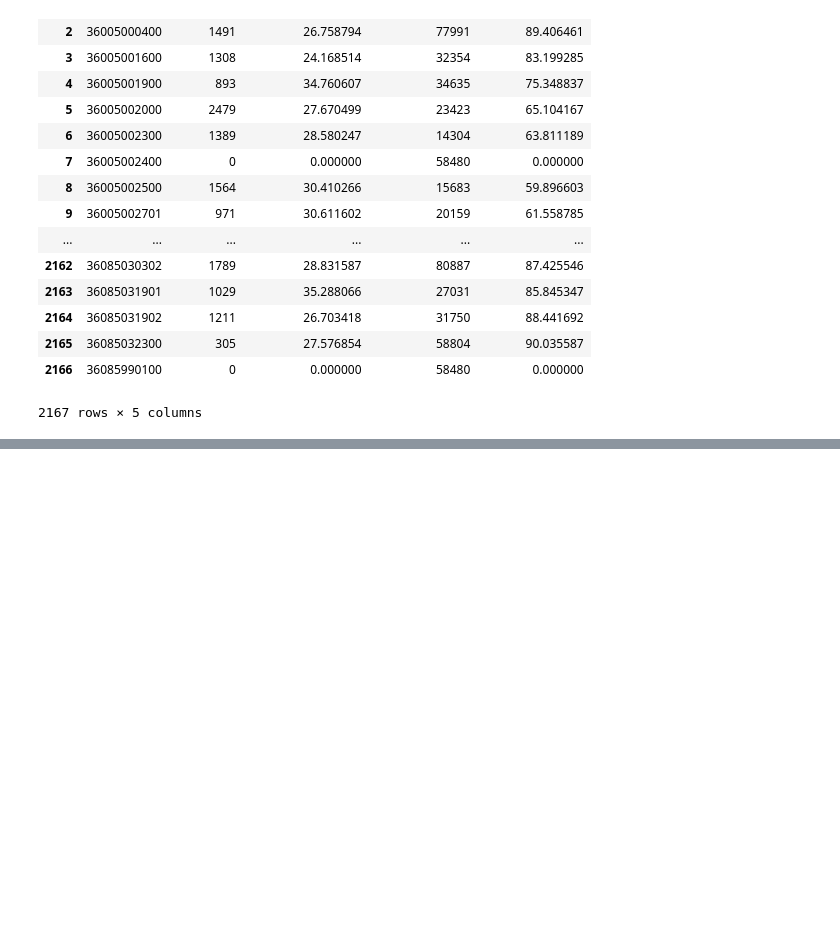
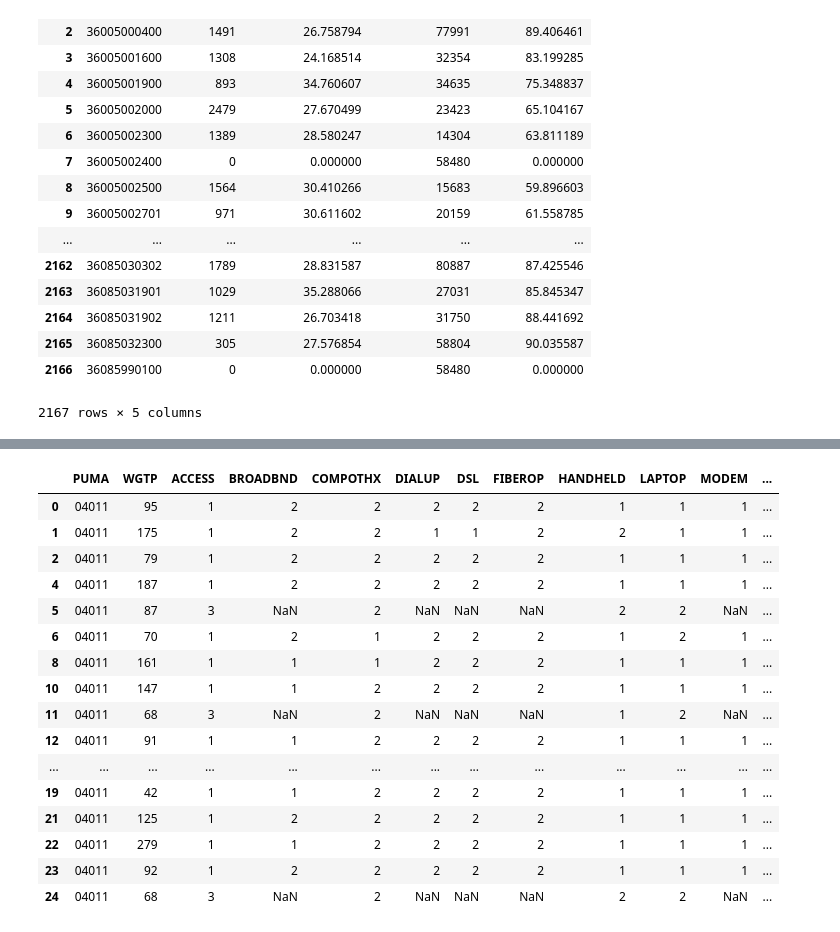
Before and after one commit to Sachinve/USI_SIP, a Jupyter notebook: Code/ACS_Demographics_data.ipynb, the cells around one changed output, grey strips where cells are left out. Drawn from its saved outputs; the diff is of its cells as text; code cells hidden in the pictures; blank space fills up the shorter version.

Commit message:
Merging ipython notebook from Alan containing PUMS data

```diff
--- a/Code/ACS_Demographics_data.ipynb
+++ b/Code/ACS_Demographics_data.ipynb
@@ -384,0 +387,12 @@ df_combined2
+# %%
+#reading in puma13 files
+pums13 = pd.read_csv("../Data/ss13hny.csv", usecols = ['PUMA','WGTP', 'ACCESS', 'BROADBND', \
+        'COMPOTHX', 'DIALUP', 'DSL', 'FIBEROP','MODEM', 'SATELLITE','OTHSVCEX','HANDHELD','LAPTOP'], dtype = {'PUMA':str})
+#print "PUMA 2013:\n", pums13.head(), len(pums13)
+#print ""
+#Reading in puma_nyc file and merging it
+puma_nyc = pd.read_csv("../Data/PUMA_NYC/Use_this/PUMA_NYC.txt", usecols = ['PUMACE10'], dtype={'PUMACE10':str})
+p13 = pd.merge(pums13,puma_nyc, how='inner', left_on='PUMA',right_on='PUMACE10')
+#print "Merged files:\n", pums13nyc.head(), len(pums13nyc)
+del p13['PUMACE10']
+p13.head()
@@ -384,0 +406,8 @@ df_combined2
+# %%
+#p13i = p13.drop(labels=['COMPOTHX','HANDHELD','LAPTOP'],axis=1)
+#p13c = p13.drop(labels= ['ACCESS','BROADBND','DIALUP','DSL','FIBEROP','MODEM','OTHSVCEX','SATELLITE'],axis=1)
+#p13i = p13i.dropna(how='all',thresh=1,subset=['ACCESS','BROADBND','DIALUP','DSL','FIBEROP','MODEM','SATELLITE','OTHSVCEX'])
+#p13c = p13c.dropna(how='all',thresh=1,subset=['COMPOTHX','HANDHELD','LAPTOP'])
+p13 = p13.dropna(how='all',thresh=1,subset=['ACCESS','BROADBND','DIALUP','DSL','FIBEROP','MODEM','SATELLITE','OTHSVCEX'])
+p13 = p13.dropna(how='all',thresh=1,subset=['COMPOTHX','HANDHELD','LAPTOP'])
+p13.head()
@@ -384,0 +463,27 @@ df_combined2
+# %%
+p13['HSI']=0
+p13['Device']=0
+# %%
+p13.ix[(p13.BROADBND==1)|(p13.DSL==1)|(p13.FIBEROP==1)|(p13.MODEM==1)|(p13.SATELLITE==1),'HSI']\
+=p13.ix[(p13.BROADBND==1)|(p13.DSL==1)|(p13.FIBEROP==1)|(p13.MODEM==1)|(p13.SATELLITE==1),'WGTP']
+p13.ix[(p13.LAPTOP==1)|(p13.HANDHELD==1),'Device']=p13.ix[(p13.LAPTOP==1)|(p13.HANDHELD==1),'WGTP']
+# %%
+p13.head(20)
+# %% [output]
+|  | PUMA | WGTP | ACCESS | BROADBND | COMPOTHX | DIALUP | DSL | FIBEROP | HANDHELD | LAPTOP | MODEM | ... |
+| 0 | 04011 | 95 | 1 | 2 | 2 | 2 | 2 | 2 | 1 | 1 | 1 | ... |
+| 1 | 04011 | 175 | 1 | 2 | 2 | 1 | 1 | 2 | 2 | 1 | 1 | ... |
+| 2 | 04011 | 79 | 1 | 2 | 2 | 2 | 2 | 2 | 1 | 1 | 1 | ... |
+| 4 | 04011 | 187 | 1 | 2 | 2 | 2 | 2 | 2 | 1 | 1 | 1 | ... |
+| 5 | 04011 | 87 | 3 | NaN | 2 | NaN | NaN | NaN | 2 | 2 | NaN | ... |
+| 6 | 04011 | 70 | 1 | 2 | 1 | 2 | 2 | 2 | 1 | 2 | 1 | ... |
+| 8 | 04011 | 161 | 1 | 1 | 1 | 2 | 2 | 2 | 1 | 1 | 1 | ... |
+| 10 | 04011 | 147 | 1 | 1 | 2 | 2 | 2 | 2 | 1 | 1 | 1 | ... |
+| 11 | 04011 | 68 | 3 | NaN | 2 | NaN | NaN | NaN | 1 | 2 | NaN | ... |
+| 12 | 04011 | 91 | 1 | 1 | 2 | 2 | 2 | 2 | 1 | 1 | 1 | ... |
+| ... | ... | ... | ... | ... | ... | ... | ... | ... | ... | ... | ... | ... |
+| 19 | 04011 | 42 | 1 | 1 | 2 | 2 | 2 | 2 | 1 | 1 | 1 | ... |
+| 21 | 04011 | 125 | 1 | 2 | 2 | 2 | 2 | 2 | 1 | 1 | 1 | ... |
+| 22 | 04011 | 279 | 1 | 1 | 2 | 2 | 2 | 2 | 1 | 1 | 1 | ... |
+| 23 | 04011 | 92 | 1 | 2 | 2 | 2 | 2 | 2 | 1 | 1 | 1 | ... |
+| 24 | 04011 | 68 | 3 | NaN | 2 | NaN | NaN | NaN | 2 | 2 | NaN | ... |
```
Also changed, not shown: parts of 20 cells of this notebook, 2 other files.
